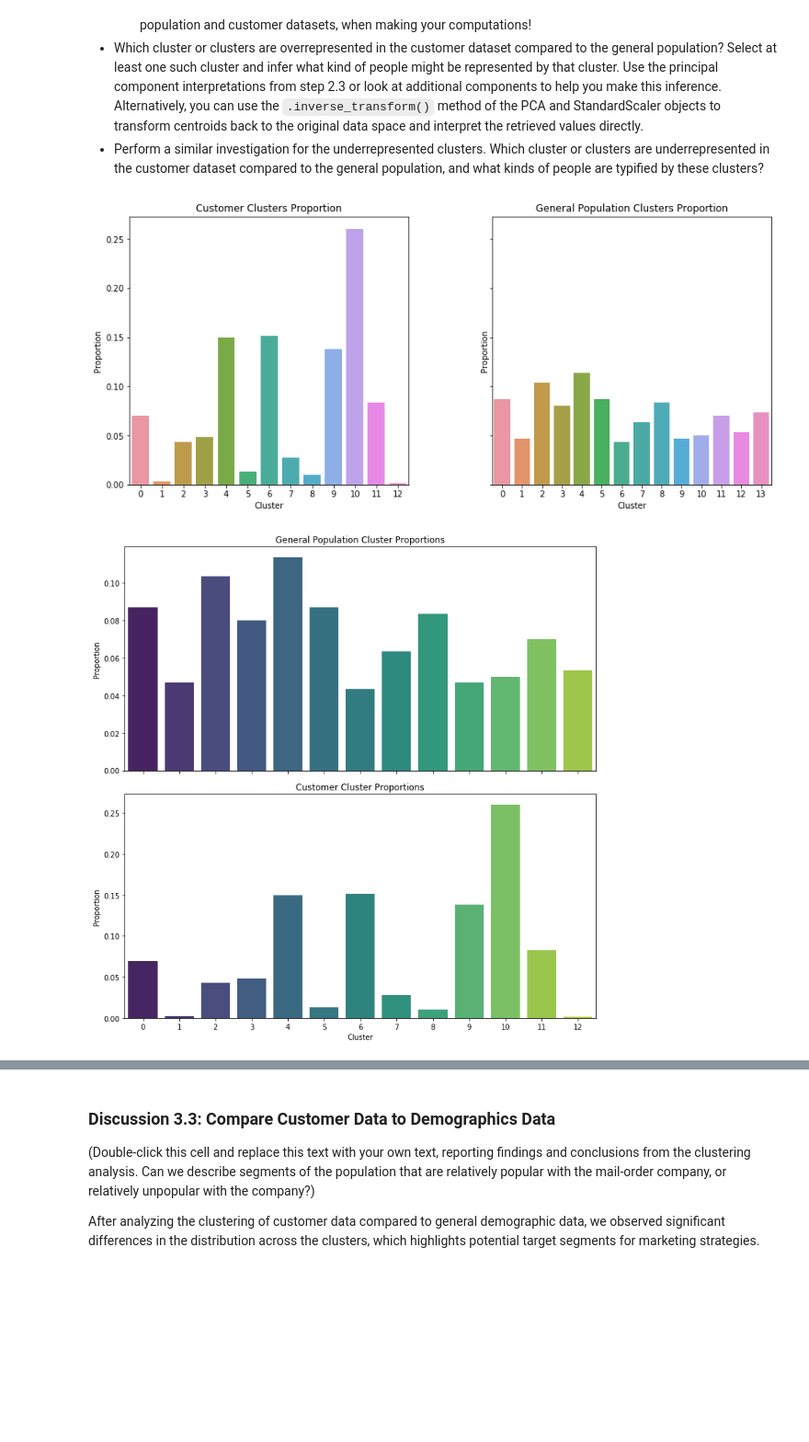
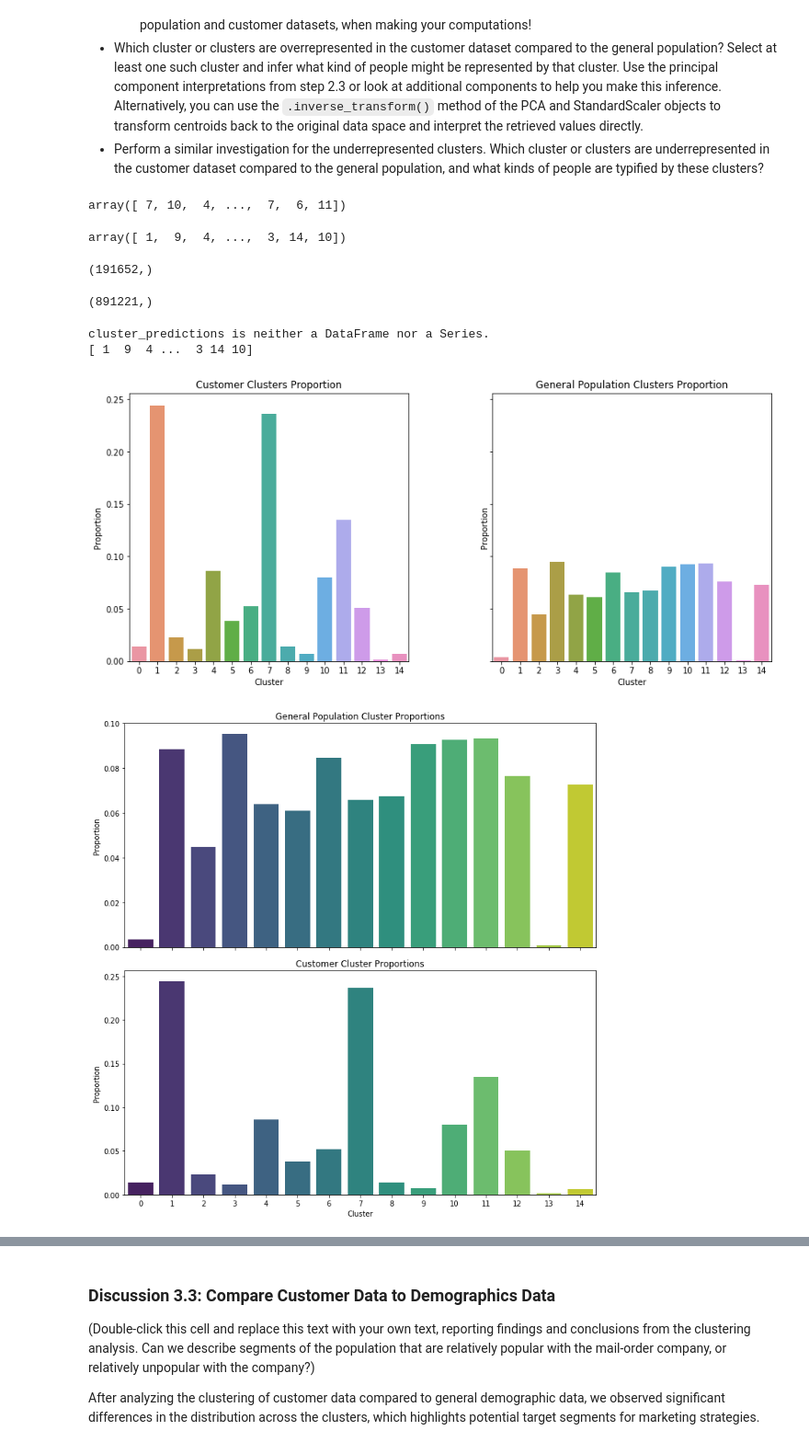
Before and after one commit to rhelton21/Identify-customer-segments, a Jupyter notebook: Identify_Customer_Segments.ipynb, the cells around one changed output, grey strips where cells are left out. Shown at 92% size. Drawn from its saved outputs; the diff is of its cells as text; code cells hidden in the pictures; blank space fills up the shorter version.

```diff
--- a/Identify_Customer_Segments.ipynb
+++ b/Identify_Customer_Segments.ipynb
@@ -1942,0 +2007,4 @@ customers_pca = pca.transform(customers_clean_scaled)
+# %%
+customers_clean_imputed = imputer.transform(customers_clean)
+
+customers_clean_imputed
@@ -1942,0 +2032,3 @@ customers_pca = pca.transform(customers_clean_scaled)
+# %%
+# Convert the scaled data back to a DataFrame to retain column names
+customers_clean_scaled_df = pd.DataFrame(customers_clean_scaled, columns=list(customers_clean_imputed))
@@ -1942,0 +2051,3 @@ customers_pca = pca.transform(customers_clean_scaled)
+# %%
+# Fit PCA on your dataset and transform the data
+customers_data_pca = pca_valid_30.transform(customers_clean_scaled_df)
@@ -1961,6 +2068,6 @@ Actual PCA components: 30
 # %%
 # Predict using Kmeans model_pca
-customer_predictions = model_pca.predict(customers_pca)
+customer_predictions = model_pca_15.predict(customers_data_pca)
 # %% [markdown]
 ### Step 3.3: Compare Customer Data to Demographics Data
 
@@ -1974,6 +2081,41 @@ Take a look at the following points in this step:
   - Recall the analysis you performed in step 1.1.3 of the project, where you separated out certain data points from the dataset if they had more than a specified threshold of missing values. If you found that this group was qualitatively different from the main bulk of the data, you should treat this as an additional data cluster in this analysis. Make sure that you account for the number of data points in this subset, for both the general population and customer datasets, when making your computations!
 - Which cluster or clusters are overrepresented in the customer dataset compared to the general population? Select at least one such cluster and infer what kind of people might be represented by that cluster. Use the principal component interpretations from step 2.3 or look at additional components to help you make this inference. Alternatively, you can use the `.inverse_transform()` method of the PCA and StandardScaler objects to transform centroids back to the original data space and interpret the retrieved values directly.
 - Perform a similar investigation for the underrepresented clusters. Which cluster or clusters are underrepresented in the customer dataset compared to the general population, and what kinds of people are typified by these clusters?
+# %%
+customer_predictions
+# %% [output]
+array([ 7, 10,  4, ...,  7,  6, 11])
+# %%
+demographics_data__predictions
+# %% [output]
+array([ 1,  9,  4, ...,  3, 14, 10])
+# %%
+customer_predictions.shape
+# %% [output]
+(191652,)
+# %%
+demographics_data__predictions.shape
+# %% [output]
+(891221,)
+# %%
+import pandas as pd
+
+# Check if it's a DataFrame or Series and print accordingly
+if isinstance(demographics_data__predictions, pd.DataFrame):
+    print("cluster_predictions is a DataFrame.")
+    print("Shape:", demographics_data__predictions.shape)
+    print("Columns:", demographics_data__predictionscluster_predictions.columns)
+    print(demographics_data__predictions.head())  # Print the first few rows
+elif isinstance(demographics_data__predictions, pd.Series):
+    print("cluster_predictions is a Series.")
+    print("Length:", len(demographics_data__predictions))
+    print(demographics_data__predictions.head())  # Print the first few rows
+else:
+    print("cluster_predictions is neither a DataFrame nor a Series.")
+    print(demographics_data__predictions)
+# %% [output]
+cluster_predictions is neither a DataFrame nor a Series.
+[ 1  9  4 ...  3 14 10]
 # %%
 import matplotlib.pyplot as plt
 import seaborn as sns
@@ -1983,7 +2125,7 @@ import numpy as np
 # Assuming 'customer_predictions' and 'demographics_data_pred' are numpy arrays.
 # Convert numpy arrays to pandas Series
 customer_predictions_series = pd.Series(customer_predictions)
-demographics_data_pred_series = pd.Series(cluster_predictions)
+demographics_data_pred_series = pd.Series(demographics_data__predictions)
 
 # Calculate the proportions for customer data
 customer_counts = customer_predictions_series.value_counts(normalize=True)
@@ -2013,41 +2155,41 @@ axs[1].set_xlabel('Cluster')
 
 plt.show()
 # %% [output]
-[figure, old version]
+[figure, new version]
 # %%
 # Import necessary libraries
 import matplotlib.pyplot as plt
 import seaborn as sns
 import pandas as pd
 
 # Assuming customer_predictions and demographics_data_pred contain cluster assignments
-general_population_clusters = pd.Series(cluster_predictions).value_counts(normalize=True)
+general_population_clusters = pd.Series(demographics_data__predictions).value_counts(normalize=True)
 customer_clusters = pd.Series(customer_predictions).value_counts(normalize=True)
 
 # Convert to DataFrame for easier plotting
 df_general_population_clusters = general_population_clusters.reset_index()
 df_general_population_clusters.columns = ['Cluster', 'Proportion']
 
 df_customer_clusters = customer_clusters.reset_index()
 df_customer_clusters.columns = ['Cluster', 'Proportion']
 
 # Plotting
 fig, axs = plt.subplots(2, 1, figsize=(10, 10), sharex=True)
 
 sns.barplot(x='Cluster', y='Proportion', data=df_general_population_clusters, ax=axs[0], palette='viridis')
 axs[0].set_title('General Population Cluster Proportions')
 axs[0].set_ylabel('Proportion')
 axs[0].set_xlabel('')
 
 sns.barplot(x='Cluster', y='Proportion', data=df_customer_clusters, ax=axs[1], palette='viridis')
 axs[1].set_title('Customer Cluster Proportions')
 axs[1].set_ylabel('Proportion')
 axs[1].set_xlabel('Cluster')
 
 plt.tight_layout()
 plt.show()
 # %% [output]
-[figure, old version]
+[figure, new version]
 # %%
 # Create a graph to view all the centroids and catergorize them as overrepresented or underrepresented
 import matplotlib.pyplot as plt
```
Also changed, not shown: parts of 61 cells of this notebook, 1 other file.
